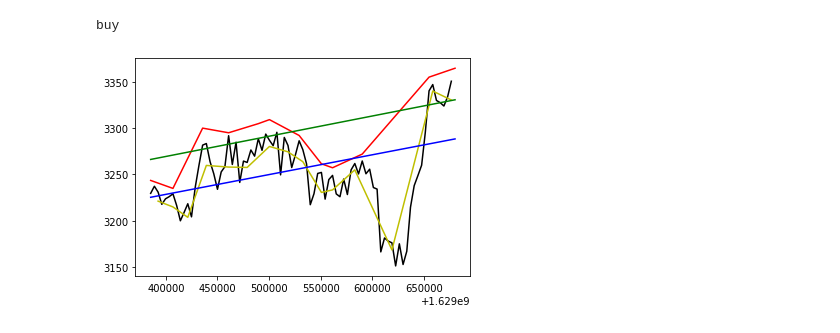
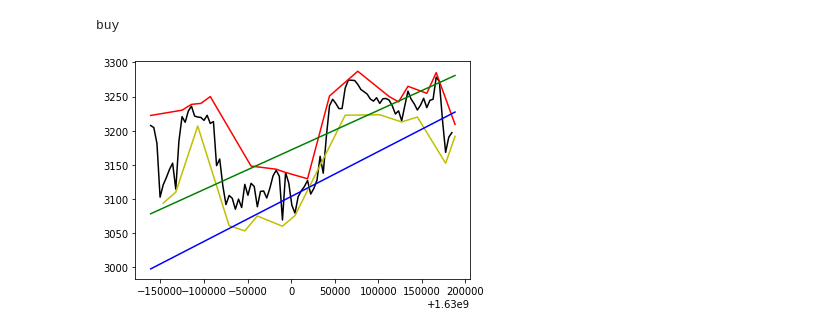
Before and after one commit to minsoo0926/trading, a Jupyter notebook: trading/test.ipynb, the cells around one changed output. Drawn from its saved outputs; the diff is of its cells as text; code cells hidden in the pictures.

```diff
--- a/trading/test.ipynb
+++ b/trading/test.ipynb
@@ -1,21 +1,21 @@
 # %%
 from mine import trend_utils
 import pandas as pd
 import matplotlib.pyplot as plt
 import numpy as np
 from utils import date_utils
 import ccxt
 
-df1 = pd.read_csv('data/20200101-ETH.csv')
+df1 = pd.read_csv('data/20200101-ETH_future.csv')
 binance = ccxt.binance()
 eth = binance.fetch_ticker("ETH/USDT")
 
 a = trend_utils.trend(df1[len(df1)-80:len(df1)].reset_index(drop=True))
 print(a.near_trend(eth['close']))
 a.graph(df1)
 # %% [output]
 buy
-[figure, old version]
+[figure, new version]
 # %%
 from binance.client import Client
 import binance
```
Also changed, not shown: parts of 2 cells of this notebook, 33 other files.
